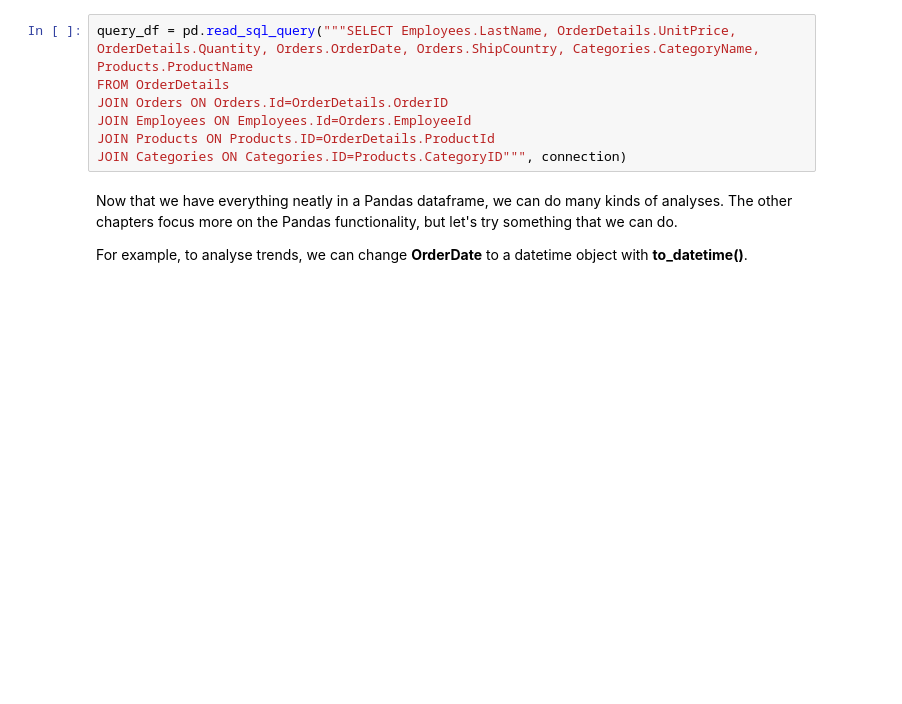
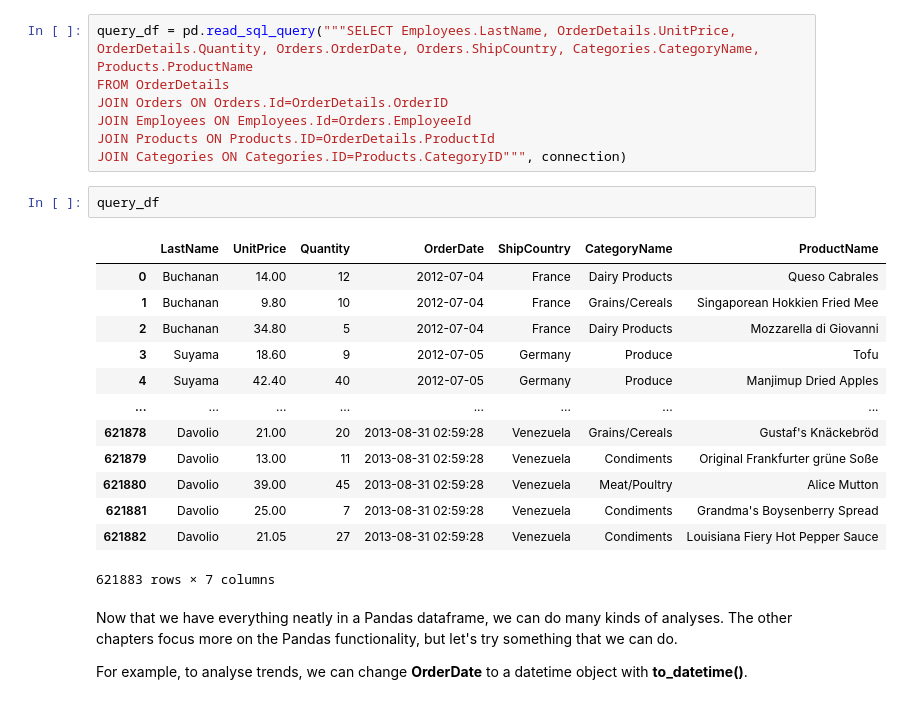
Before and after one commit to mranta-ai/Data_analytics_in_accounting, a Jupyter notebook: 4_Connecting_with_accounting_databases.ipynb, the cells around one changed output. Cells and saved outputs as stored; diff of their text form; blank space fills up the shorter version.

```diff
--- a/4_Connecting_with_accounting_databases.ipynb
+++ b/4_Connecting_with_accounting_databases.ipynb
@@ -88,6 +88,22 @@ JOIN Orders ON Orders.Id=OrderDetails.OrderID
 JOIN Employees ON Employees.Id=Orders.EmployeeId
 JOIN Products ON Products.ID=OrderDetails.ProductId
 JOIN Categories ON Categories.ID=Products.CategoryID""", connection)
+# %%
+query_df
+# %% [output]
+|  | LastName | UnitPrice | Quantity | OrderDate | ShipCountry | CategoryName | ProductName |
+| 0 | Buchanan | 14.00 | 12 | 2012-07-04 | France | Dairy Products | Queso Cabrales |
+| 1 | Buchanan | 9.80 | 10 | 2012-07-04 | France | Grains/Cereals | Singaporean Hokkien Fried Mee |
+| 2 | Buchanan | 34.80 | 5 | 2012-07-04 | France | Dairy Products | Mozzarella di Giovanni |
+| 3 | Suyama | 18.60 | 9 | 2012-07-05 | Germany | Produce | Tofu |
+| 4 | Suyama | 42.40 | 40 | 2012-07-05 | Germany | Produce | Manjimup Dried Apples |
+| ... | ... | ... | ... | ... | ... | ... | ... |
+| 621878 | Davolio | 21.00 | 20 | 2013-08-31 02:59:28 | Venezuela | Grains/Cereals | Gustaf's Knäckebröd |
+| 621879 | Davolio | 13.00 | 11 | 2013-08-31 02:59:28 | Venezuela | Condiments | Original Frankfurter grüne Soße |
+| 621880 | Davolio | 39.00 | 45 | 2013-08-31 02:59:28 | Venezuela | Meat/Poultry | Alice Mutton |
+| 621881 | Davolio | 25.00 | 7 | 2013-08-31 02:59:28 | Venezuela | Condiments | Grandma's Boysenberry Spread |
+| 621882 | Davolio | 21.05 | 27 | 2013-08-31 02:59:28 | Venezuela | Condiments | Louisiana Fiery Hot Pepper Sauce |
+621883 rows × 7 columns
 # %% [markdown]
 Now that we have everything neatly in a Pandas dataframe, we can do many kinds of analyses. The other chapters focus more on the Pandas functionality, but let's try something that we can do.
 
```
Also changed, not shown: parts of 10 cells of this notebook, 26 other files.
